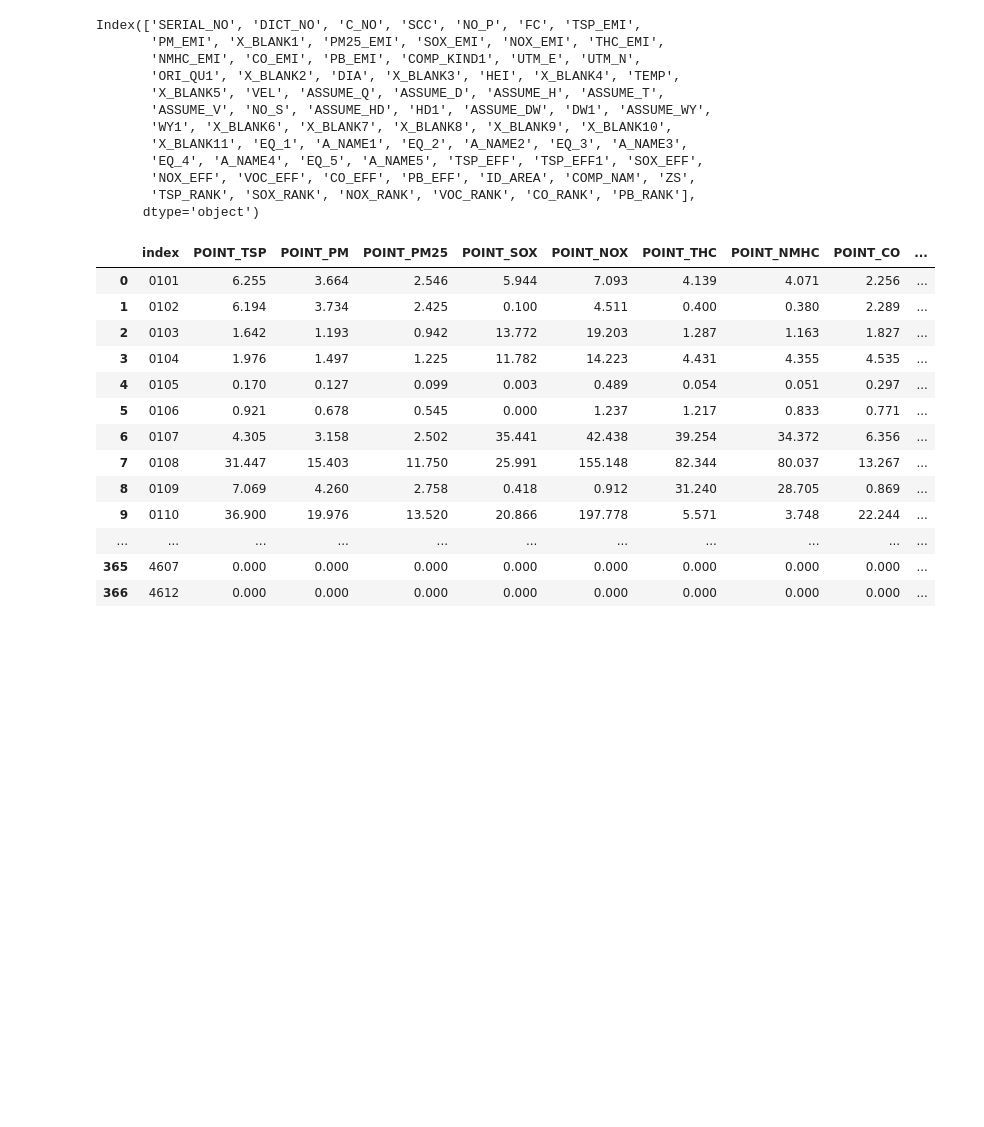
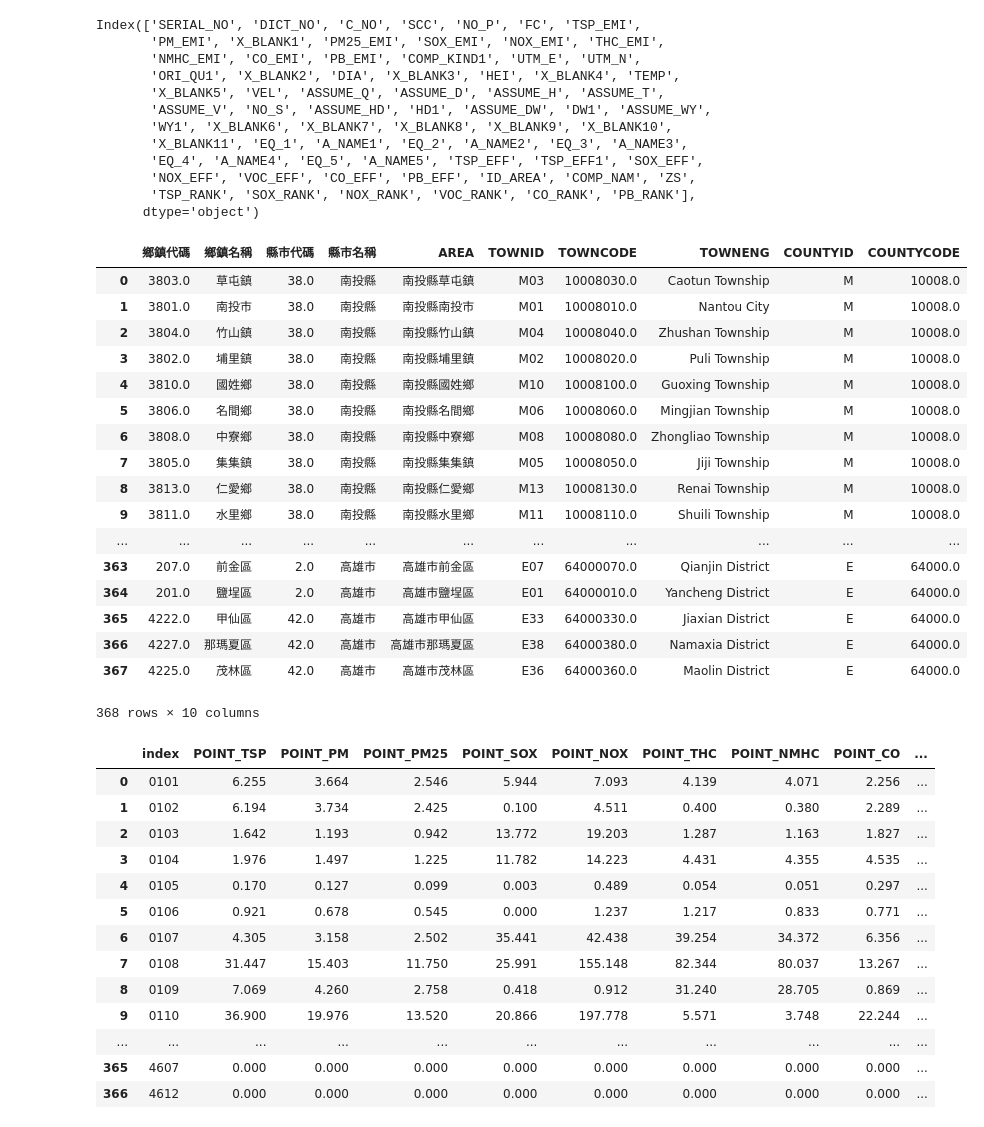
Before and after one commit to Linked-Open-Data-LOD-Taiwan/ontologies, a Jupyter notebook: script/air_TEDS.ipynb, the cells around one changed output. Saved outputs shown, nothing was run; the diff lists cells and outputs as text; code cells hidden in the pictures; blank space fills up the shorter version.

```diff
--- a/script/air_TEDS.ipynb
+++ b/script/air_TEDS.ipynb
@@ -22,6 +22,7 @@ def read_ods(filename, sheet_no=0, header=0):
 town_df = read_ods('dataset/db.ods',0,0)
 city_df = read_ods('dataset/db.ods',1,0)
 board_df = read_ods('dataset/db.ods',2,0)
+towncode_df = read_ods('dataset/db.ods',3,0)
 # %%
 # 已有點線面和資料檔，而且不需要單獨分析點，線，面 可以直些使用這個
 pla_df = pd.read_csv('dataset/點線面_鄉鎮_PM25.csv')
@@ -501,6 +502,29 @@ Index(['SERIAL_NO', 'DICT_NO', 'C_NO', 'SCC', 'NO_P', 'FC', 'TSP_EMI',
        'NOX_EFF', 'VOC_EFF', 'CO_EFF', 'PB_EFF', 'ID_AREA', 'COMP_NAM', 'ZS',
        'TSP_RANK', 'SOX_RANK', 'NOX_RANK', 'VOC_RANK', 'CO_RANK', 'PB_RANK'],
       dtype='object')
+# %%
+# 直接讀回 pla_df
+#pla_df = pd.read_csv('output/TEDSSUM.csv')
+towncode_df
+# %% [output]
+|  | 鄉鎮代碼 | 鄉鎮名稱 | 縣市代碼 | 縣市名稱 | AREA | TOWNID | TOWNCODE | TOWNENG | COUNTYID | COUNTYCODE |
+| 0 | 3803.0 | 草屯鎮 | 38.0 | 南投縣 | 南投縣草屯鎮 | M03 | 10008030.0 | Caotun Township | M | 10008.0 |
+| 1 | 3801.0 | 南投市 | 38.0 | 南投縣 | 南投縣南投市 | M01 | 10008010.0 | Nantou City | M | 10008.0 |
+| 2 | 3804.0 | 竹山鎮 | 38.0 | 南投縣 | 南投縣竹山鎮 | M04 | 10008040.0 | Zhushan Township | M | 10008.0 |
+| 3 | 3802.0 | 埔里鎮 | 38.0 | 南投縣 | 南投縣埔里鎮 | M02 | 10008020.0 | Puli Township | M | 10008.0 |
+| 4 | 3810.0 | 國姓鄉 | 38.0 | 南投縣 | 南投縣國姓鄉 | M10 | 10008100.0 | Guoxing Township | M | 10008.0 |
+| 5 | 3806.0 | 名間鄉 | 38.0 | 南投縣 | 南投縣名間鄉 | M06 | 10008060.0 | Mingjian Township | M | 10008.0 |
+| 6 | 3808.0 | 中寮鄉 | 38.0 | 南投縣 | 南投縣中寮鄉 | M08 | 10008080.0 | Zhongliao Township | M | 10008.0 |
+| 7 | 3805.0 | 集集鎮 | 38.0 | 南投縣 | 南投縣集集鎮 | M05 | 10008050.0 | Jiji Township | M | 10008.0 |
+| 8 | 3813.0 | 仁愛鄉 | 38.0 | 南投縣 | 南投縣仁愛鄉 | M13 | 10008130.0 | Renai Township | M | 10008.0 |
+| 9 | 3811.0 | 水里鄉 | 38.0 | 南投縣 | 南投縣水里鄉 | M11 | 10008110.0 | Shuili Township | M | 10008.0 |
+| ... | ... | ... | ... | ... | ... | ... | ... | ... | ... | ... |
+| 363 | 207.0 | 前金區 | 2.0 | 高雄市 | 高雄市前金區 | E07 | 64000070.0 | Qianjin District | E | 64000.0 |
+| 364 | 201.0 | 鹽埕區 | 2.0 | 高雄市 | 高雄市鹽埕區 | E01 | 64000010.0 | Yancheng District | E | 64000.0 |
+| 365 | 4222.0 | 甲仙區 | 42.0 | 高雄市 | 高雄市甲仙區 | E33 | 64000330.0 | Jiaxian District | E | 64000.0 |
+| 366 | 4227.0 | 那瑪夏區 | 42.0 | 高雄市 | 高雄市那瑪夏區 | E38 | 64000380.0 | Namaxia District | E | 64000.0 |
+| 367 | 4225.0 | 茂林區 | 42.0 | 高雄市 | 高雄市茂林區 | E36 | 64000360.0 | Maolin District | E | 64000.0 |
+368 rows × 10 columns
 # %%
 #產生 點線面針對鄉鎮代號加總
 point_cols=['TSP_EMI','PM_EMI','PM25_EMI','SOX_EMI','NOX_EMI','THC_EMI','NMHC_EMI','CO_EMI','PB_EMI']
```
Also changed, not shown: parts of 7 cells of this notebook, 10 other files.
